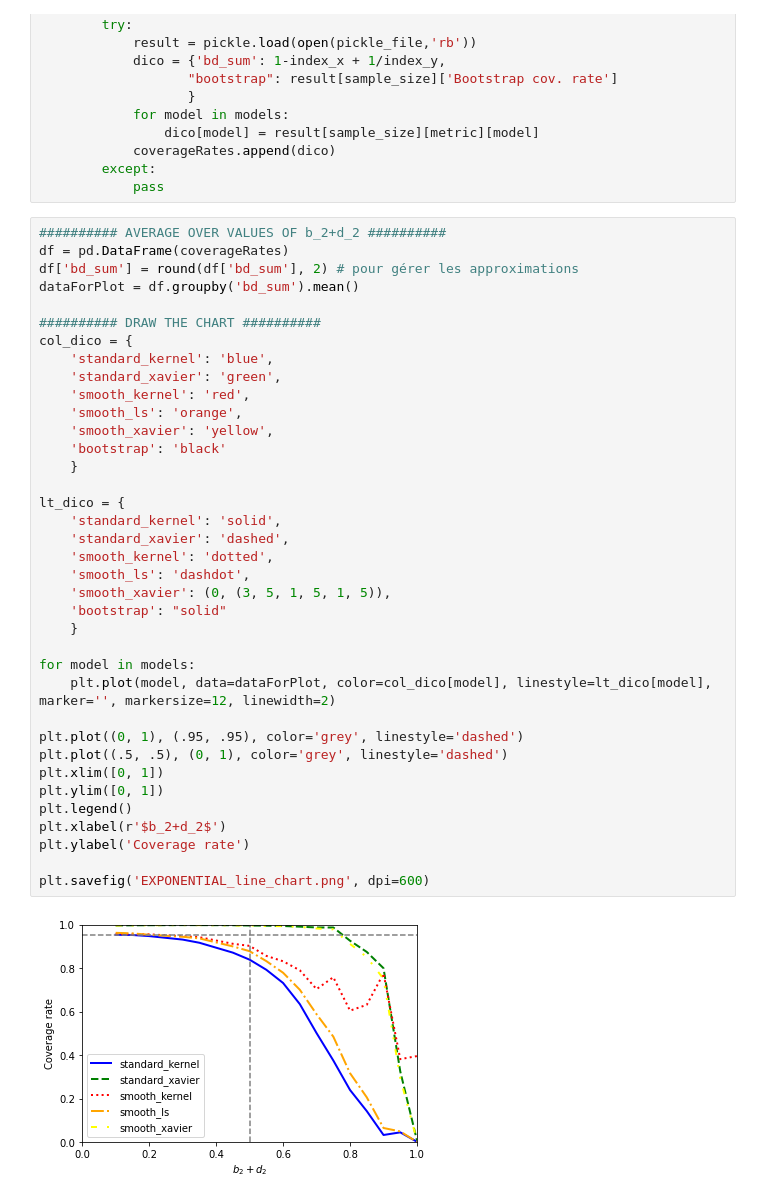
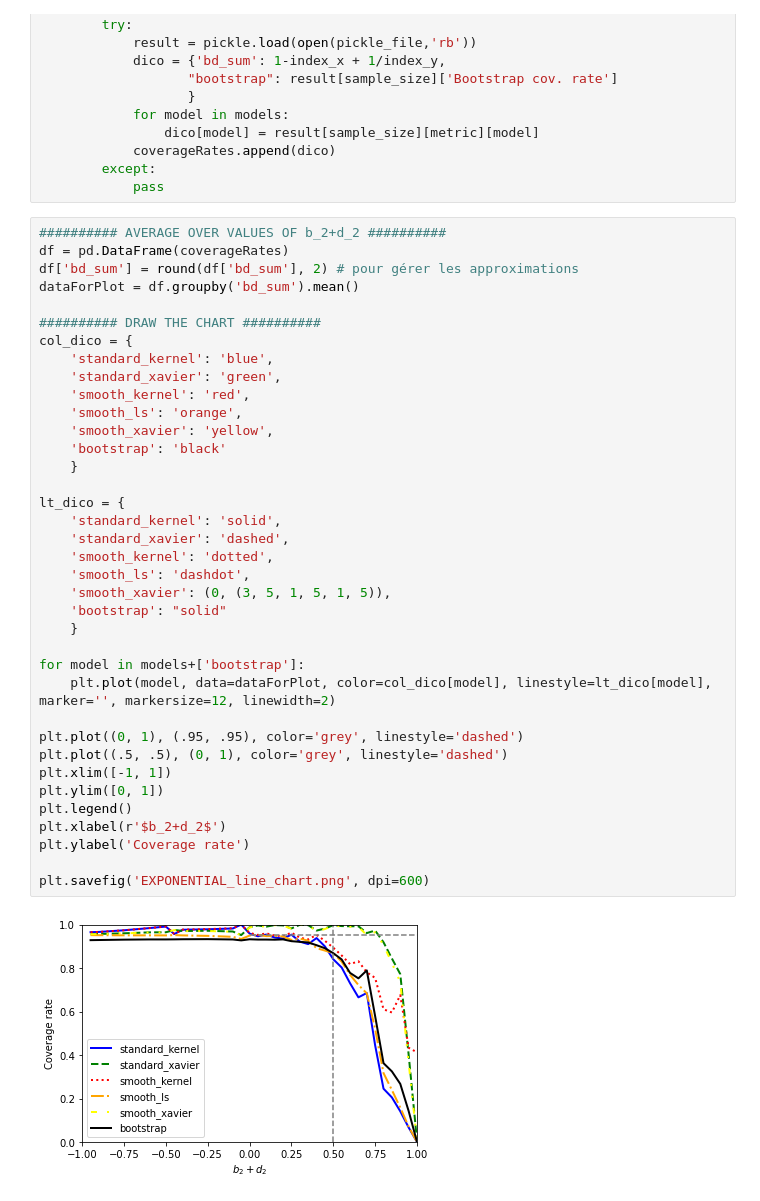
Before and after one commit to jeremylhour/CIC-asymptotics, a Jupyter notebook: test_scripts/linechart_exponential.ipynb, the cells around one changed output. Drawn from its saved outputs; the diff is of its cells as text.

Commit message:
bootstrap in exponential DGP

```diff
--- a/test_scripts/linechart_exponential.ipynb
+++ b/test_scripts/linechart_exponential.ipynb
@@ -63,36 +63,36 @@ dataForPlot = df.groupby('bd_sum').mean()
 ########## DRAW THE CHART ##########
 col_dico = {
     'standard_kernel': 'blue',
     'standard_xavier': 'green',
     'smooth_kernel': 'red',
     'smooth_ls': 'orange',
     'smooth_xavier': 'yellow',
     'bootstrap': 'black'
     }
 
 lt_dico = {
     'standard_kernel': 'solid',
     'standard_xavier': 'dashed',
     'smooth_kernel': 'dotted',
     'smooth_ls': 'dashdot',
     'smooth_xavier': (0, (3, 5, 1, 5, 1, 5)),
     'bootstrap': "solid"
     }
 
-for model in models:
+for model in models+['bootstrap']:
     plt.plot(model, data=dataForPlot, color=col_dico[model], linestyle=lt_dico[model], marker='', markersize=12, linewidth=2)
 
 plt.plot((0, 1), (.95, .95), color='grey', linestyle='dashed')
 plt.plot((.5, .5), (0, 1), color='grey', linestyle='dashed')
-plt.xlim([0, 1])
+plt.xlim([-1, 1])
 plt.ylim([0, 1])
 plt.legend()
 plt.xlabel(r'$b_2+d_2$')
 plt.ylabel('Coverage rate')
 
 plt.savefig('EXPONENTIAL_line_chart.png', dpi=600)
 # %% [output]
-[figure, old version]
+[figure, new version]
 # %%
 model = 'standard_kernel'
 plt.plot(model, data=dataForPlot, color=col_dico[model], linestyle=lt_dico[model], marker='', markersize=12, linewidth=2)
```
Also changed, not shown: parts of 1 cell of this notebook, 3 other files.
